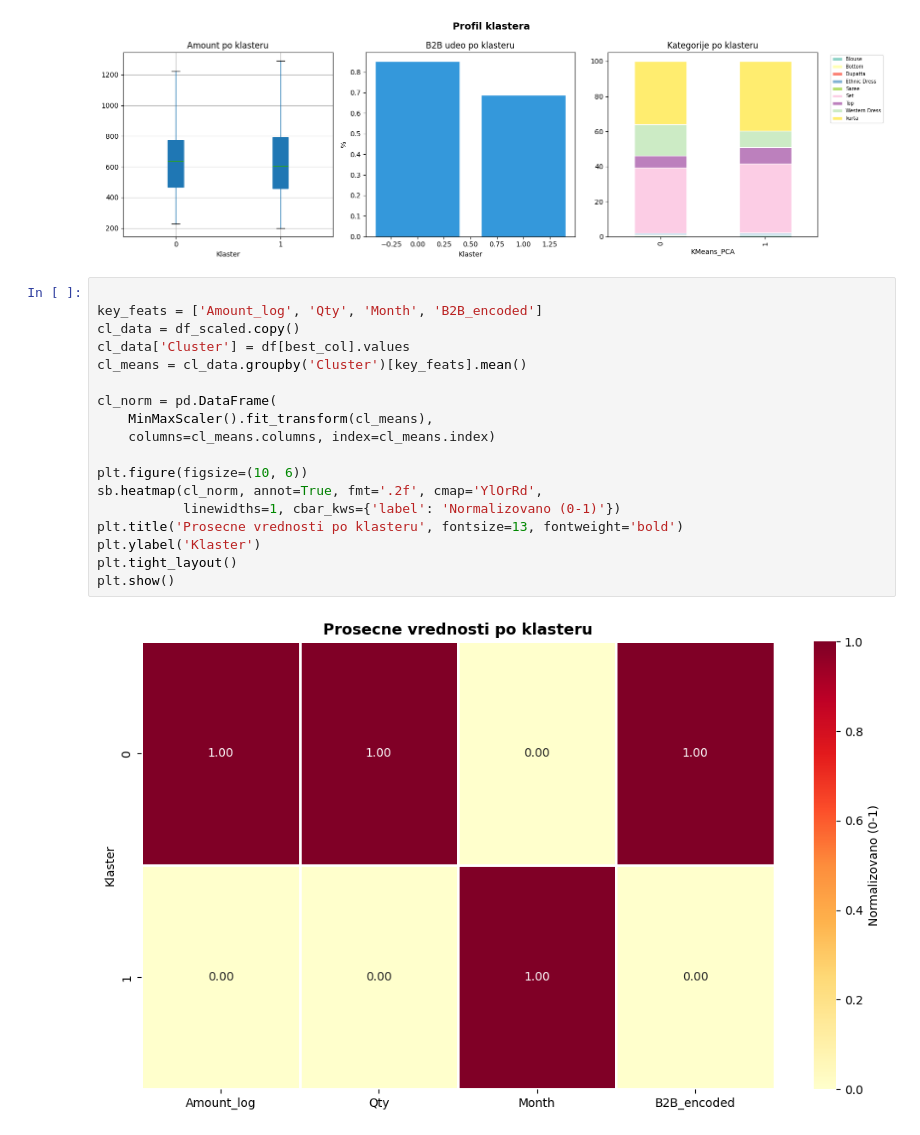
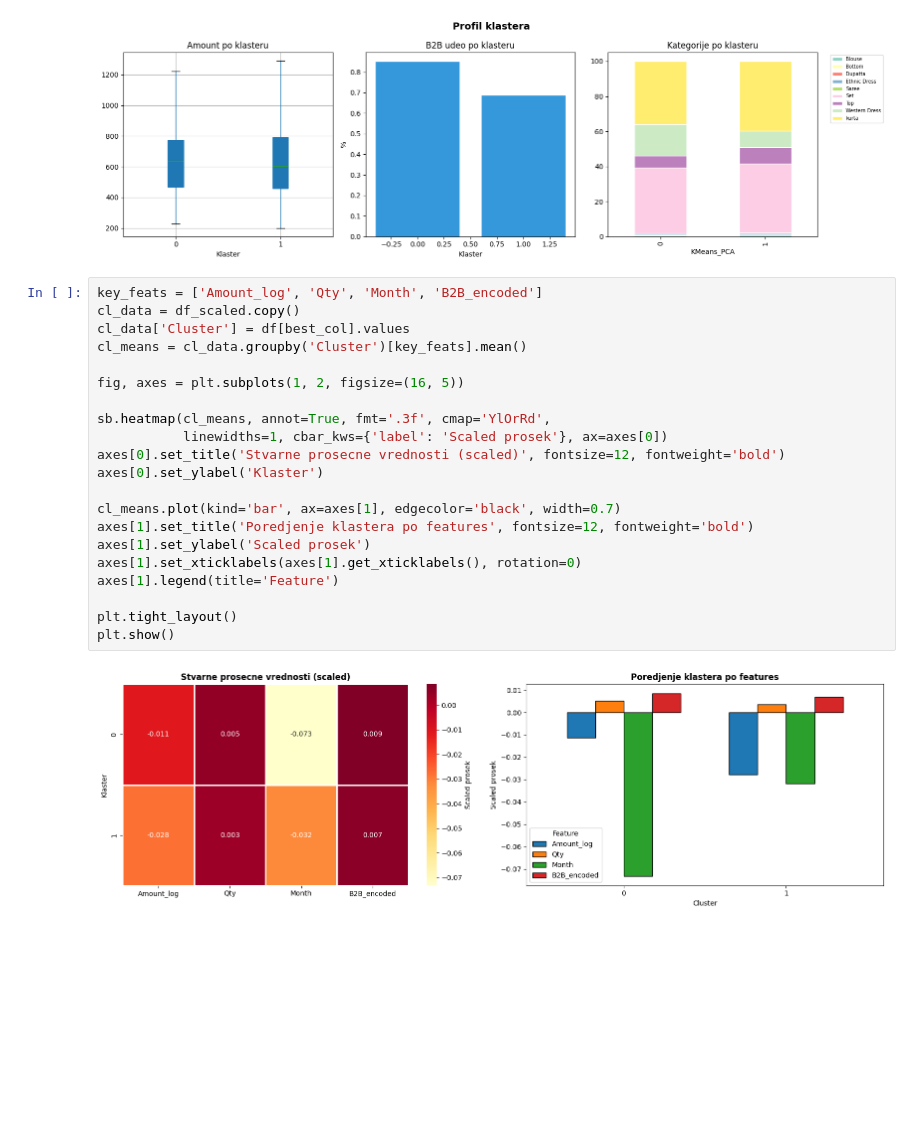
Before and after one commit to alxcek/mas-ai, a Jupyter notebook: machine_learning/02_e_commerce_sales_data/clustering.ipynb, the cells around one changed output. Saved outputs shown, nothing was run; the diff lists cells and outputs as text; blank space fills up the shorter version.

```diff
--- a/machine_learning/02_e_commerce_sales_data/clustering.ipynb
+++ b/machine_learning/02_e_commerce_sales_data/clustering.ipynb
@@ -1781,23 +1831,26 @@ plt.show()
 # %% [output]
 [figure]
 # %%
-
 key_feats = ['Amount_log', 'Qty', 'Month', 'B2B_encoded']
 cl_data = df_scaled.copy()
 cl_data['Cluster'] = df[best_col].values
 cl_means = cl_data.groupby('Cluster')[key_feats].mean()
 
-cl_norm = pd.DataFrame(
-    MinMaxScaler().fit_transform(cl_means),
-    columns=cl_means.columns, index=cl_means.index)
+fig, axes = plt.subplots(1, 2, figsize=(16, 5))
 
-plt.figure(figsize=(10, 6))
-sb.heatmap(cl_norm, annot=True, fmt='.2f', cmap='YlOrRd',
-           linewidths=1, cbar_kws={'label': 'Normalizovano (0-1)'})
-plt.title('Prosecne vrednosti po klasteru', fontsize=13, fontweight='bold')
-plt.ylabel('Klaster')
+sb.heatmap(cl_means, annot=True, fmt='.3f', cmap='YlOrRd',
+           linewidths=1, cbar_kws={'label': 'Scaled prosek'}, ax=axes[0])
+axes[0].set_title('Stvarne prosecne vrednosti (scaled)', fontsize=12, fontweight='bold')
+axes[0].set_ylabel('Klaster')
+
+cl_means.plot(kind='bar', ax=axes[1], edgecolor='black', width=0.7)
+axes[1].set_title('Poredjenje klastera po features', fontsize=12, fontweight='bold')
+axes[1].set_ylabel('Scaled prosek')
+axes[1].set_xticklabels(axes[1].get_xticklabels(), rotation=0)
+axes[1].legend(title='Feature')
+
 plt.tight_layout()
 plt.show()
 # %% [output]
-[figure, old version]
+[figure, new version]
 # %% [markdown]
```
Also changed, not shown: parts of 21 cells of this notebook.
